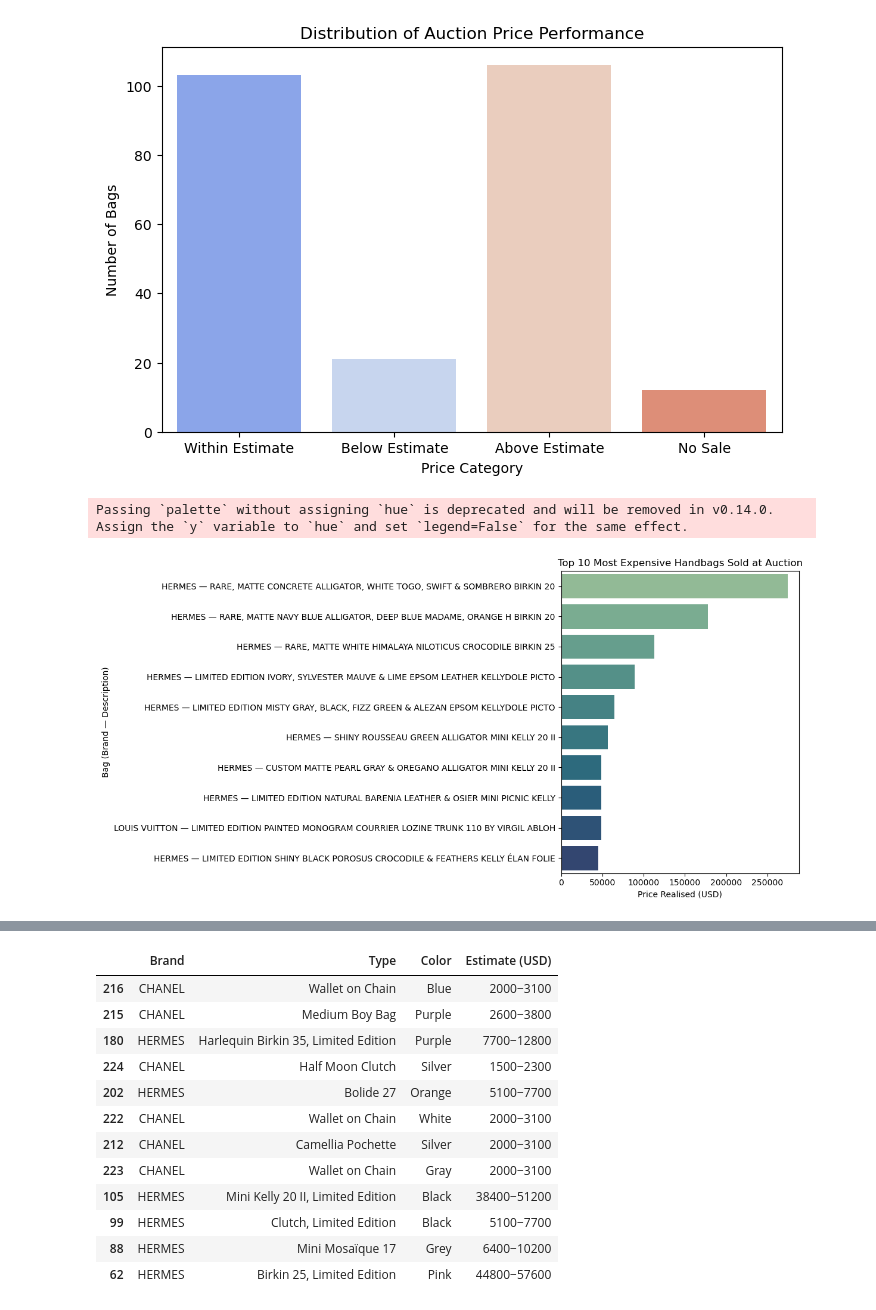
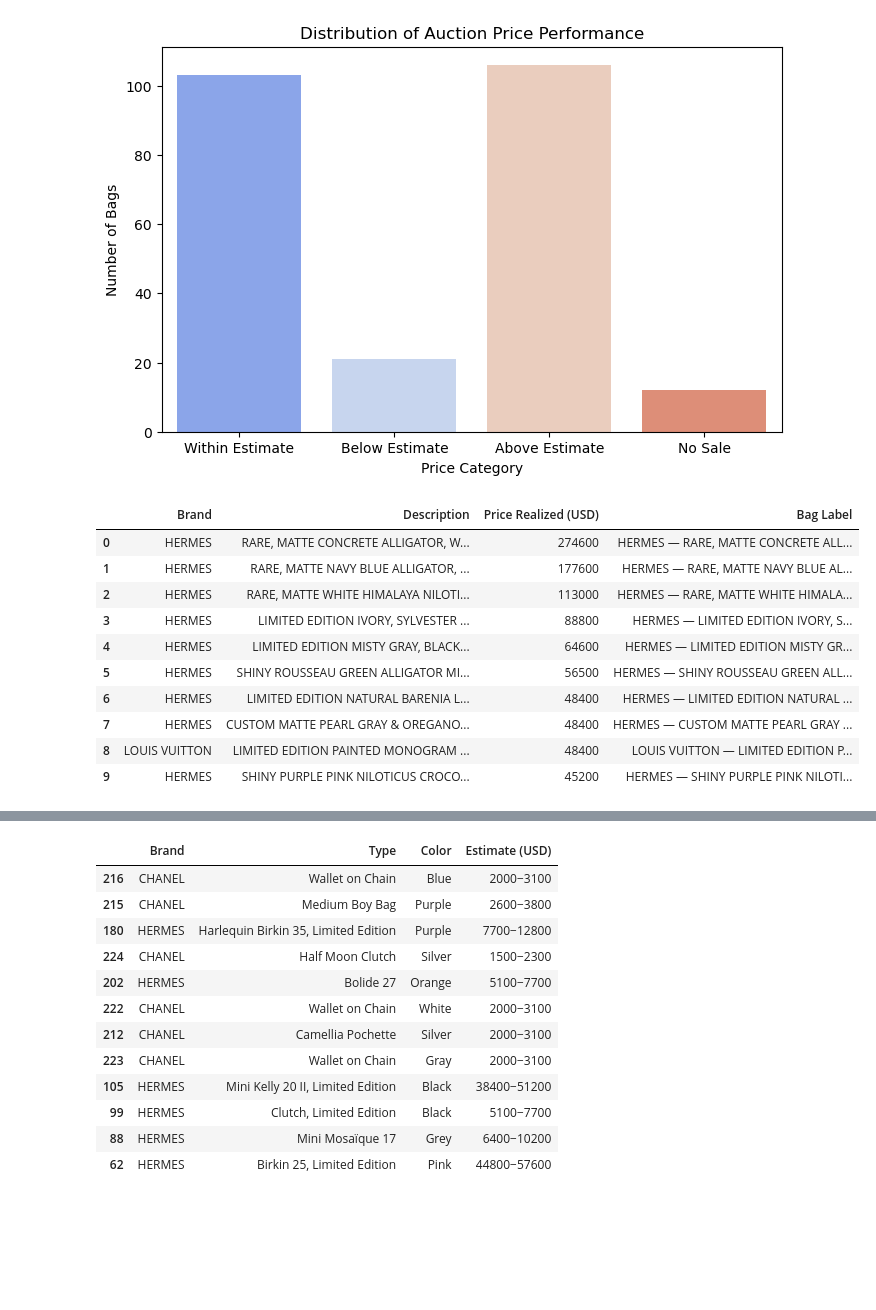
Before and after one commit to PatriciaDaher/Project3-Luxurybags, a Jupyter notebook: LuxuryBags.ipynb, the cells around one changed output, grey strips where cells are left out. Drawn from its saved outputs; the diff is of its cells as text; code cells hidden in the pictures; blank space fills up the shorter version.

```diff
--- a/LuxuryBags.ipynb
+++ b/LuxuryBags.ipynb
@@ -577,32 +577,48 @@ Passing `palette` without assigning `hue` is deprecated and will be removed in v
 
   sns.countplot(data=df, x='Price Category', palette='coolwarm')
 [figure]
-# %%
-# Display the top 10 sales with brand and description
-top_10_sales = df.sort_values(by='Price Realized (USD)', ascending=False).head(10)
-
-# Display the top 10 sales with brand and description
-top_10_sales[['Brand', 'Description', 'Price Realized (USD)']]
-# Create a new label column
-top_10_sales['Bag Label'] = top_10_sales['Brand'] + " — " + top_10_sales['Description']
-
-# Plot the bar chart
-plt.figure(figsize=(12,6))
-sns.barplot(
-    data=top_10_sales,
-    y='Bag Label',
-    x='Price Realized (USD)',
-    palette='crest'
-)
-#Add Title
-plt.title("Top 10 Most Expensive Handbags Sold at Auction")
-#Lable the x and y axis
-plt.xlabel("Price Realised (USD)")
-plt.ylabel("Bag (Brand — Description)")
-#Adjust Layout
-plt.tight_layout()
-#show chart
-plt.show()
-# %% [output]
-Passing `palette` without assigning `hue` is deprecated and will be removed in v0.14.0. Assign the `y` variable to `hue` and set `legend=False` for the same effect.
-[figure, removed]
+# %%
+# Create a table
+# Connect to SQLite database
+conn = sqlite3.connect("luxury_handbag_auctions.db")
+
+# Query to get top 10 sales by price
+query = """
+    SELECT
+        Brand,
+        Description,
+        `Price Realized (USD)`
+    FROM Christies_HongKong_March25_Sale
+    ORDER BY `Price Realized (USD)` DESC
+    LIMIT 10
+"""
+
+top_10_sales = pd.read_sql(query, conn)
+
+# Create 'Bag Label' column
+top_10_sales['Bag Label'] = top_10_sales['Brand'] + " — " + top_10_sales['Description']
+
+# Save the top 10 results to a new table in the database
+top_10_sales.to_sql(
+    name="Top_10_Most_Expensive_Bags",  # New table name
+    con=conn,
+    if_exists="replace",  # Overwrites if table exists
+    index=False           # Skip saving pandas index
+)
+
+# Commit changes
+conn.commit()
+# Display table
+top_10_sales
+# %% [output]
+|  | Brand | Description | Price Realized (USD) | Bag Label |
+| 0 | HERMES | RARE, MATTE CONCRETE ALLIGATOR, W... | 274600 | HERMES — RARE, MATTE CONCRETE ALL... |
+| 1 | HERMES | RARE, MATTE NAVY BLUE ALLIGATOR, ... | 177600 | HERMES — RARE, MATTE NAVY BLUE AL... |
+| 2 | HERMES | RARE, MATTE WHITE HIMALAYA NILOTI... | 113000 | HERMES — RARE, MATTE WHITE HIMALA... |
+| 3 | HERMES | LIMITED EDITION IVORY, SYLVESTER ... | 88800 | HERMES — LIMITED EDITION IVORY, S... |
+| 4 | HERMES | LIMITED EDITION MISTY GRAY, BLACK... | 64600 | HERMES — LIMITED EDITION MISTY GR... |
+| 5 | HERMES | SHINY ROUSSEAU GREEN ALLIGATOR MI... | 56500 | HERMES — SHINY ROUSSEAU GREEN ALL... |
+| 6 | HERMES | LIMITED EDITION NATURAL BARENIA L... | 48400 | HERMES — LIMITED EDITION NATURAL ... |
+| 7 | HERMES | CUSTOM MATTE PEARL GRAY & OREGANO... | 48400 | HERMES — CUSTOM MATTE PEARL GRAY ... |
+| 8 | LOUIS VUITTON | LIMITED EDITION PAINTED MONOGRAM ... | 48400 | LOUIS VUITTON — LIMITED EDITION P... |
+| 9 | HERMES | SHINY PURPLE PINK NILOTICUS CROCO... | 45200 | HERMES — SHINY PURPLE PINK NILOTI... |
```
Also changed, not shown: parts of 3 cells of this notebook, 3 other files.
